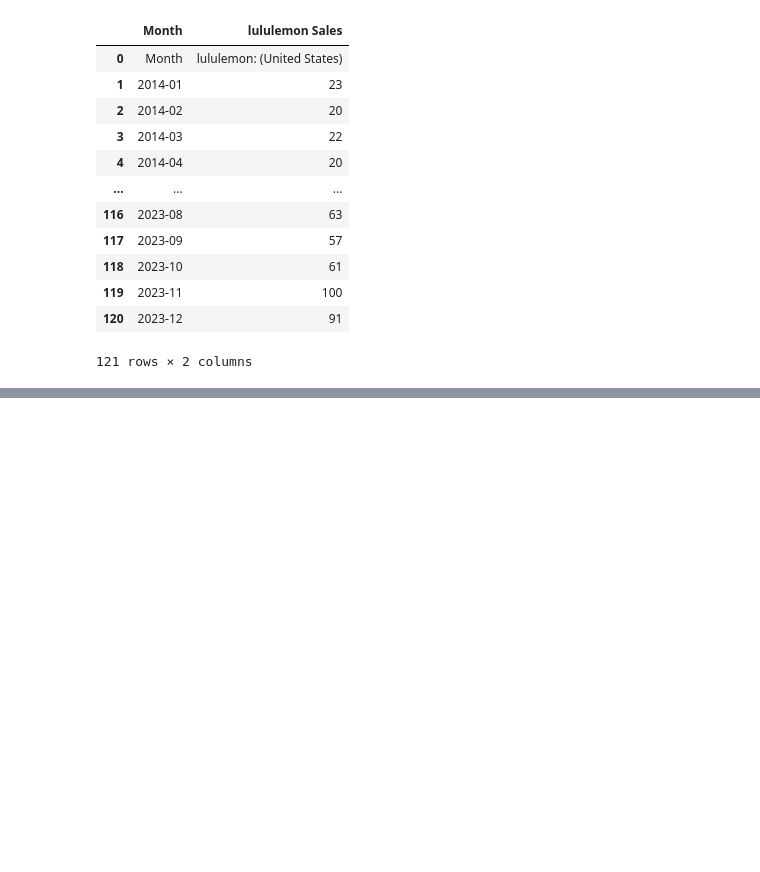
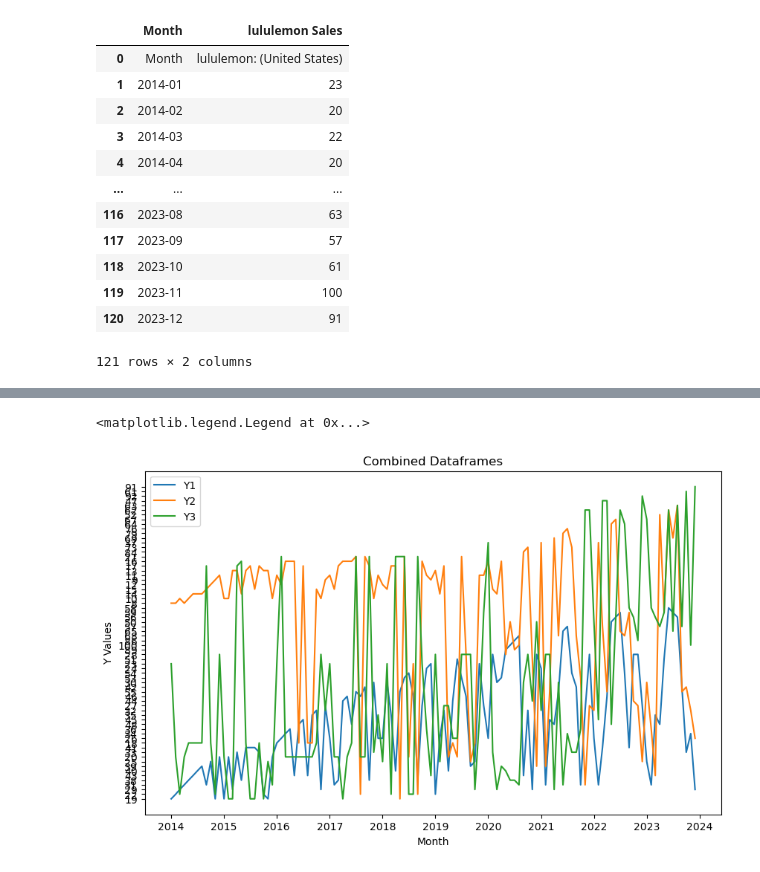
Before and after one commit to jordanyio/project-ai, a Jupyter notebook: mob/MobNotepad.ipynb, the cells around one changed output, grey strips where cells are left out. Saved outputs shown, nothing was run; the diff lists cells and outputs as text; code cells hidden in the pictures; blank space fills up the shorter version.

```diff
--- a/mob/MobNotepad.ipynb
+++ b/mob/MobNotepad.ipynb
@@ -388,0 +308,10 @@ lulu_lemon_df
+# %%
+#running_shorts_df = running_shorts_df.drop(0)
+#running_shorts_df
+#tennis_skirt_df = tennis_skirt_df.drop(0)
+#lulu_lemon_df = lulu_lemon_df.drop(0)
+#tennis_skirt_df.reset_index(drop = True, inplace=True)
+#tennis_skirt_df = tennis_skirt_df.drop(0)
+#lulu_lemon_df = lulu_lemon_df.drop(0)
+running_shorts_df = running_shorts_df.rename(columns={'ds': 'Month'})
+lulu_lemon_df
@@ -388,0 +332,29 @@ lulu_lemon_df
+# %%
+
+
+df1 = running_shorts_df
+df2 = tennis_skirt_df
+df3 = lulu_lemon_df
+
+# Merge or concatenate dataframes based on the date
+merged_df = pd.merge(df1, df2, on='Month').merge(df3, on='Month')
+
+# Convert 'Date' column to datetime
+merged_df['Month'] = pd.to_datetime(merged_df['Month'])
+
+# Plot the data
+plt.figure(figsize=(10, 6))
+
+plt.plot(merged_df['Month'], merged_df['Running Shorts'], label='Y1')
+plt.plot(merged_df['Month'], merged_df['Tennis Skirts'], label='Y2')
+plt.plot(merged_df['Month'], merged_df['lululemon Sales'], label='Y3')
+
+plt.xlabel('Month')
+plt.ylabel('Y Values')
+plt.title('Combined Dataframes')
+merged_df.head()
+plt.legend()
+#plt.show()
+# %% [output]
+<matplotlib.legend.Legend at 0x...>
+[figure, added]
```
Also changed, not shown: parts of 26 cells of this notebook.
